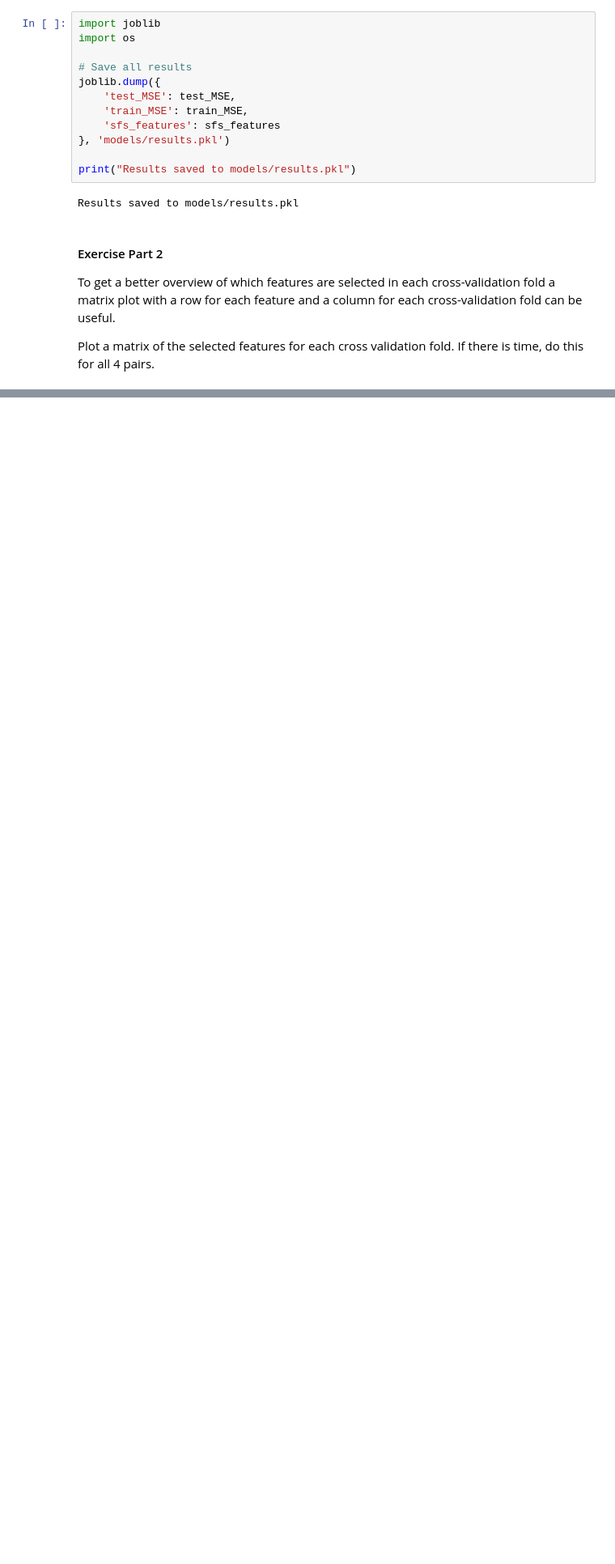
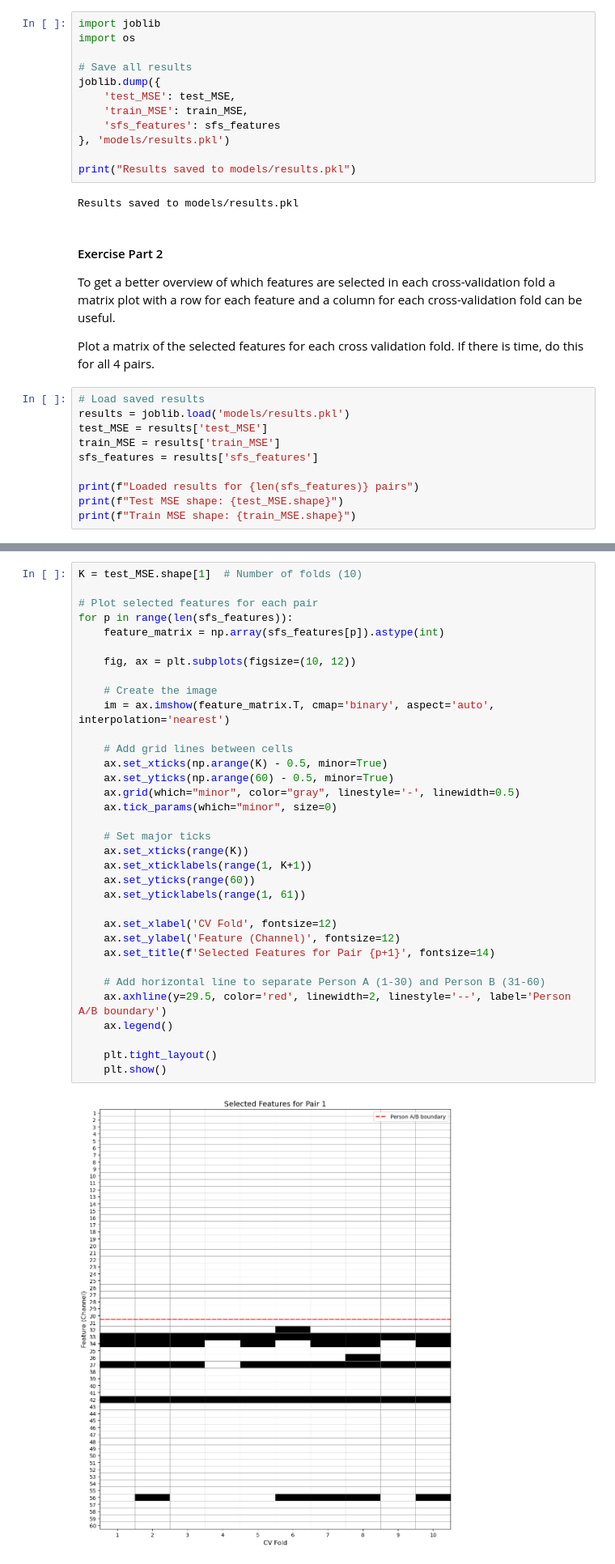
Before and after one commit to HrStamm/Projekt-2---HumanCognition, a Jupyter notebook: logistic_regression_classification_2025_weeks8&9.ipynb, the cells around one changed output, grey strips where cells are left out. Shown at 81% size. Cells and saved outputs as stored; diff of their text form; blank space fills up the shorter version.

```diff
--- a/logistic_regression_classification_2025_weeks8&9.ipynb
+++ b/logistic_regression_classification_2025_weeks8&9.ipynb
@@ -177,3 +177,13 @@ Results saved to models/results.pkl
 To get a better overview of which features are selected in each cross-validation fold a matrix plot with a row for each feature and a column for each cross-validation fold can be useful.
 
 Plot a matrix of the selected features for each cross validation fold. If there is time, do this for all 4 pairs.
+# %%
+# Load saved results
+results = joblib.load('models/results.pkl')
+test_MSE = results['test_MSE']
+train_MSE = results['train_MSE']
+sfs_features = results['sfs_features']
+
+print(f"Loaded results for {len(sfs_features)} pairs")
+print(f"Test MSE shape: {test_MSE.shape}")
+print(f"Train MSE shape: {train_MSE.shape}")
@@ -179,0 +194,36 @@ Plot a matrix of the selected features for each cross validation fold. If there
+# %%
+K = test_MSE.shape[1]  # Number of folds (10)
+
+# Plot selected features for each pair
+for p in range(len(sfs_features)):
+    feature_matrix = np.array(sfs_features[p]).astype(int)
+
+    fig, ax = plt.subplots(figsize=(10, 12))
+
+    # Create the image
+    im = ax.imshow(feature_matrix.T, cmap='binary', aspect='auto', interpolation='nearest')
+
+    # Add grid lines between cells
+    ax.set_xticks(np.arange(K) - 0.5, minor=True)
+    ax.set_yticks(np.arange(60) - 0.5, minor=True)
+    ax.grid(which="minor", color="gray", linestyle='-', linewidth=0.5)
+    ax.tick_params(which="minor", size=0)
+
+    # Set major ticks
+    ax.set_xticks(range(K))
+    ax.set_xticklabels(range(1, K+1))
+    ax.set_yticks(range(60))
+    ax.set_yticklabels(range(1, 61))
+
+    ax.set_xlabel('CV Fold', fontsize=12)
+    ax.set_ylabel('Feature (Channel)', fontsize=12)
+    ax.set_title(f'Selected Features for Pair {p+1}', fontsize=14)
+
+    # Add horizontal line to separate Person A (1-30) and Person B (31-60)
+    ax.axhline(y=29.5, color='red', linewidth=2, linestyle='--', label='Person A/B boundary')
+    ax.legend()
+
+    plt.tight_layout()
+    plt.show()
+# %% [output]
+[figure, added]
```
Also changed, not shown: parts of 4 cells of this notebook, 1 other file.
